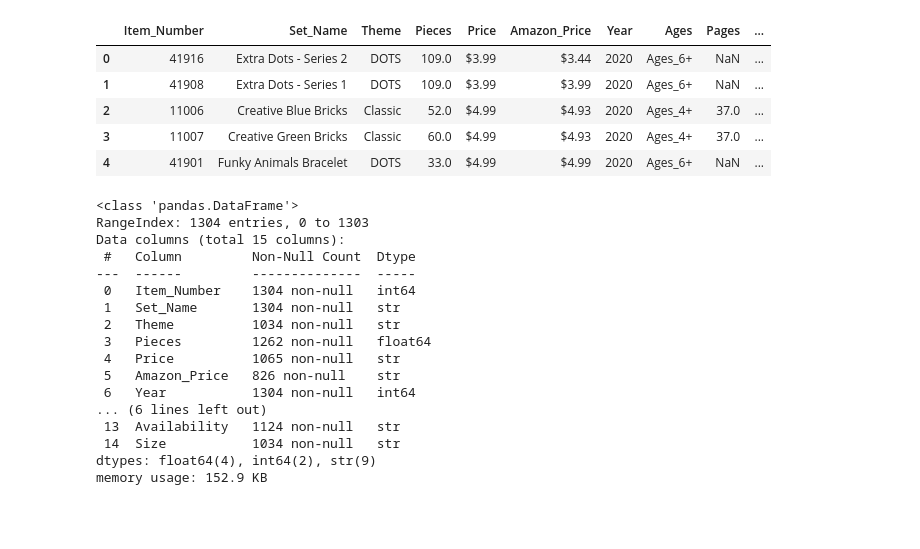
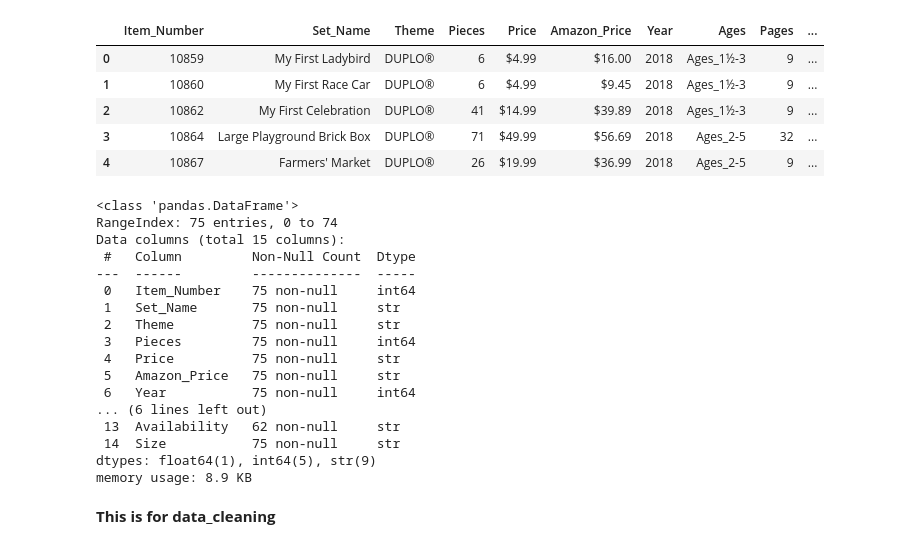
Before and after one commit to shaafkat/AI-ML-Algorithm, a Jupyter notebook: Multiple linear regression/lego_price.ipynb, the cells around one changed output. Saved outputs shown, nothing was run; the diff lists cells and outputs as text; code cells hidden in the pictures; blank space fills up the shorter version.

Commit message:
Update LEGO price notebook

```diff
--- a/Multiple linear regression/lego_price.ipynb
+++ b/Multiple linear regression/lego_price.ipynb
@@ -3,31 +8,33 @@ import pandas as pd
 # %%
-df = pd.read_csv("lego.population.csv", encoding="latin1")
 
+df = pd.read_csv('lego.sample.csv', encoding='cp1252')
 df.head()
 # %% [output]
 |  | Item_Number | Set_Name | Theme | Pieces | Price | Amazon_Price | Year | Ages | Pages | ... |
-| 0 | 41916 | Extra Dots - Series 2 | DOTS | 109.0 | $3.99 | $3.44 | 2020 | Ages_6+ | NaN | ... |
-| 1 | 41908 | Extra Dots - Series 1 | DOTS | 109.0 | $3.99 | $3.99 | 2020 | Ages_6+ | NaN | ... |
-| 2 | 11006 | Creative Blue Bricks | Classic | 52.0 | $4.99 | $4.93 | 2020 | Ages_4+ | 37.0 | ... |
-| 3 | 11007 | Creative Green Bricks | Classic | 60.0 | $4.99 | $4.93 | 2020 | Ages_4+ | 37.0 | ... |
-| 4 | 41901 | Funky Animals Bracelet | DOTS | 33.0 | $4.99 | $4.99 | 2020 | Ages_6+ | NaN | ... |
+| 0 | 10859 | My First Ladybird | DUPLO® | 6 | $4.99 | $16.00 | 2018 | Ages_1½-3 | 9 | ... |
+| 1 | 10860 | My First Race Car | DUPLO® | 6 | $4.99 | $9.45 | 2018 | Ages_1½-3 | 9 | ... |
+| 2 | 10862 | My First Celebration | DUPLO® | 41 | $14.99 | $39.89 | 2018 | Ages_1½-3 | 9 | ... |
+| 3 | 10864 | Large Playground Brick Box | DUPLO® | 71 | $49.99 | $56.69 | 2018 | Ages_2-5 | 32 | ... |
+| 4 | 10867 | Farmers' Market | DUPLO® | 26 | $19.99 | $36.99 | 2018 | Ages_2-5 | 9 | ... |
 # %%
 df.info()
 # %% [output]
 <class 'pandas.DataFrame'>
-RangeIndex: 1304 entries, 0 to 1303
+RangeIndex: 75 entries, 0 to 74
 Data columns (total 15 columns):
  #   Column         Non-Null Count  Dtype
 ---  ------         --------------  -----
- 0   Item_Number    1304 non-null   int64
- 1   Set_Name       1304 non-null   str
- 2   Theme          1034 non-null   str
- 3   Pieces         1262 non-null   float64
- 4   Price          1065 non-null   str
- 5   Amazon_Price   826 non-null    str
- 6   Year           1304 non-null   int64
+ 0   Item_Number    75 non-null     int64
+ 1   Set_Name       75 non-null     str
+ 2   Theme          75 non-null     str
+ 3   Pieces         75 non-null     int64
+ 4   Price          75 non-null     str
+ 5   Amazon_Price   75 non-null     str
+ 6   Year           75 non-null     int64
 ... (6 lines left out)
- 13  Availability   1124 non-null   str
- 14  Size           1034 non-null   str
-dtypes: float64(4), int64(2), str(9)
-memory usage: 152.9 KB
+ 13  Availability   62 non-null     str
+ 14  Size           75 non-null     str
+dtypes: float64(1), int64(5), str(9)
+memory usage: 8.9 KB
+# %% [markdown]
+**This is for data_cleaning**
```
Also changed, not shown: parts of 14 cells of this notebook.
